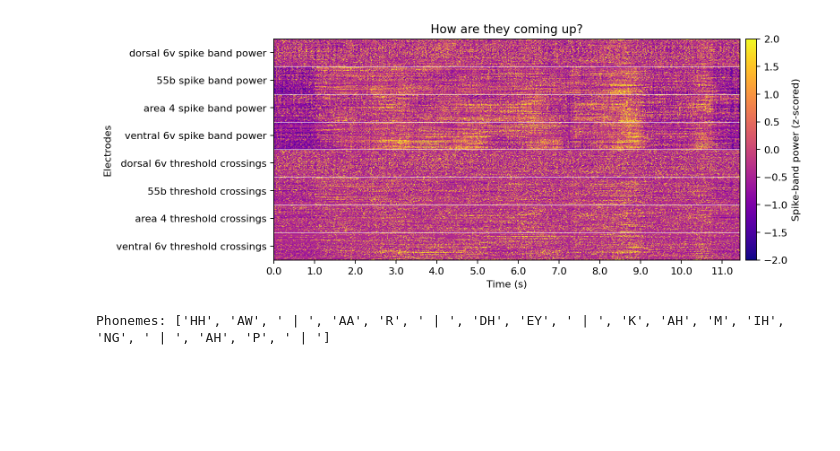
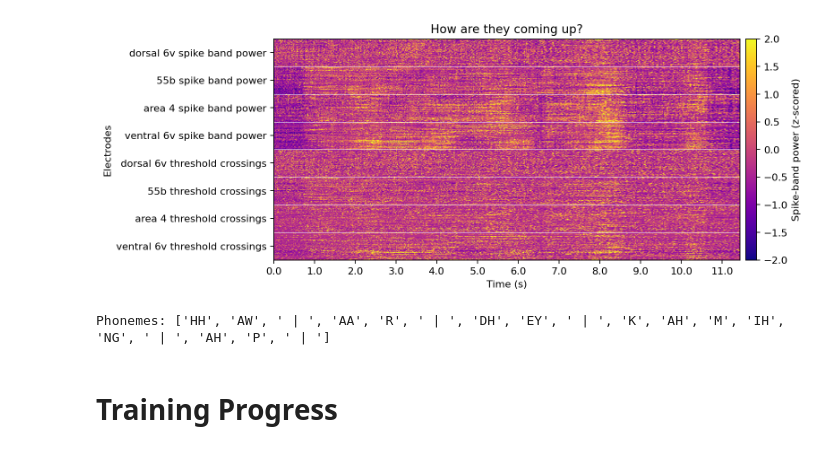
Before and after one commit to cgvalle/brainToText2025Challenge, a Jupyter notebook: plots.ipynb, the cells around one changed output. Saved outputs shown, nothing was run; the diff lists cells and outputs as text; code cells hidden in the pictures; blank space fills up the shorter version.

```diff
--- a/plots.ipynb
+++ b/plots.ipynb
@@ -3,7 +3,11 @@ import h5py
 from matplotlib import pyplot as plt
 from matplotlib.colors import TwoSlopeNorm
 import  numpy as np
-
+import torch
+import os
+import pickle
+from dtw import dtw
+import pandas as pd
 
 LOGIT_TO_PHONEME = [
     'BLANK',
@@ -64,4 +68,4 @@ def load_h5py_file(file_path):
 
 #!ls ../data/brain/t15_copyTask_neuralData/hdf5_data_final/t15.2023.08.11
 
-data = load_h5py_file('data/brain/t15_copyTask_neuralData/hdf5_data_final/t15.2023.08.11/data_train.hdf5')
+data = load_h5py_file('data/t15_copyTask_neuralData/hdf5_data_final/t15.2023.08.11/data_train.hdf5')
@@ -101,37 +379,39 @@ fig, ax = plt.subplots(figsize=(10, 4), dpi=160)
 # Heatmap
 norm = TwoSlopeNorm(vmin=-2, vcenter=0, vmax=2)
 im = ax.imshow(
-    neural_features, aspect='auto', origin='lower',
+    neural_features[0], aspect='auto', origin='lower',
     extent=[time[0], time[-1], 0, 512],
     cmap='plasma', norm=norm
 )
 
 # Group separators
 for (start, end) in groups:
     ax.hlines(end, time[0], time[-1], color='white', linewidth=0.5)
 
 # Y-ticks at group midpoints with labels
 mid_idxs = [0.5*(s+e) for s, e in groups]
 ax.set_yticks(mid_idxs)
 ax.set_yticklabels(group_labels)
 
 # X-ticks every 0.5 seconds
 xticks = np.arange(time[0], time[-1] , 1)
 ax.set_xticks(xticks)
 ax.set_xticklabels([f"{t:.1f}" for t in xticks])
 
 # Labels
 ax.set_xlabel("Time (s)")
 ax.set_ylabel("Electrodes")
 
 # Colorbar
 cbar = fig.colorbar(im, ax=ax, pad=0.01)
 cbar.set_label("Spike-band power (z-scored)")
 
 plt.title(sentence)
 
 plt.show()
 print("Phonemes:", [LOGIT_DICT[int(p)] for p in phonemes if LOGIT_DICT[int(p)] != 'BLANK'])
 # %% [output]
-[figure, old version]
+[figure, new version]
 Phonemes: ['HH', 'AW', ' | ', 'AA', 'R', ' | ', 'DH', 'EY', ' | ', 'K', 'AH', 'M', 'IH', 'NG', ' | ', 'AH', 'P', ' | ']
+# %% [markdown]
+# Training Progress
```
Also changed, not shown: parts of 12 cells of this notebook, 8 other files.
